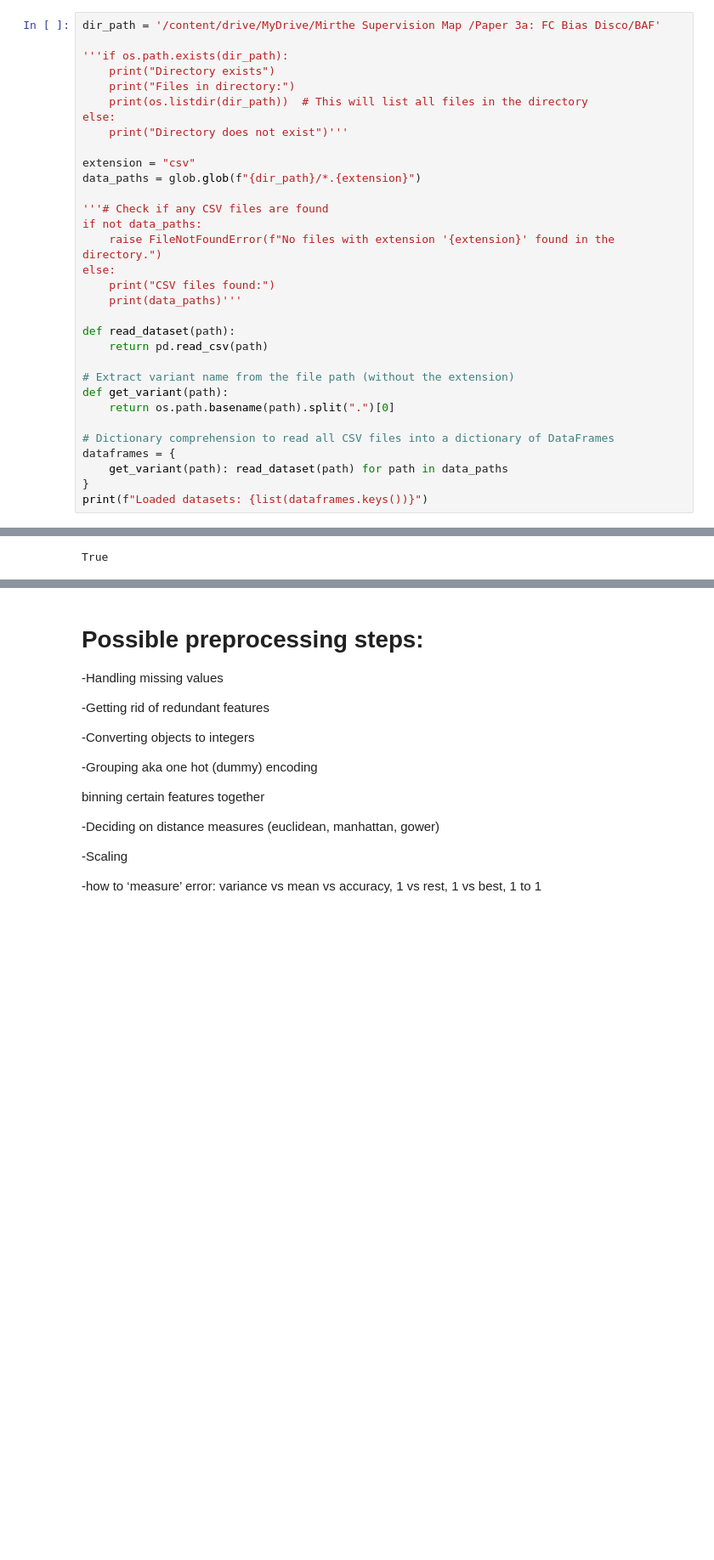
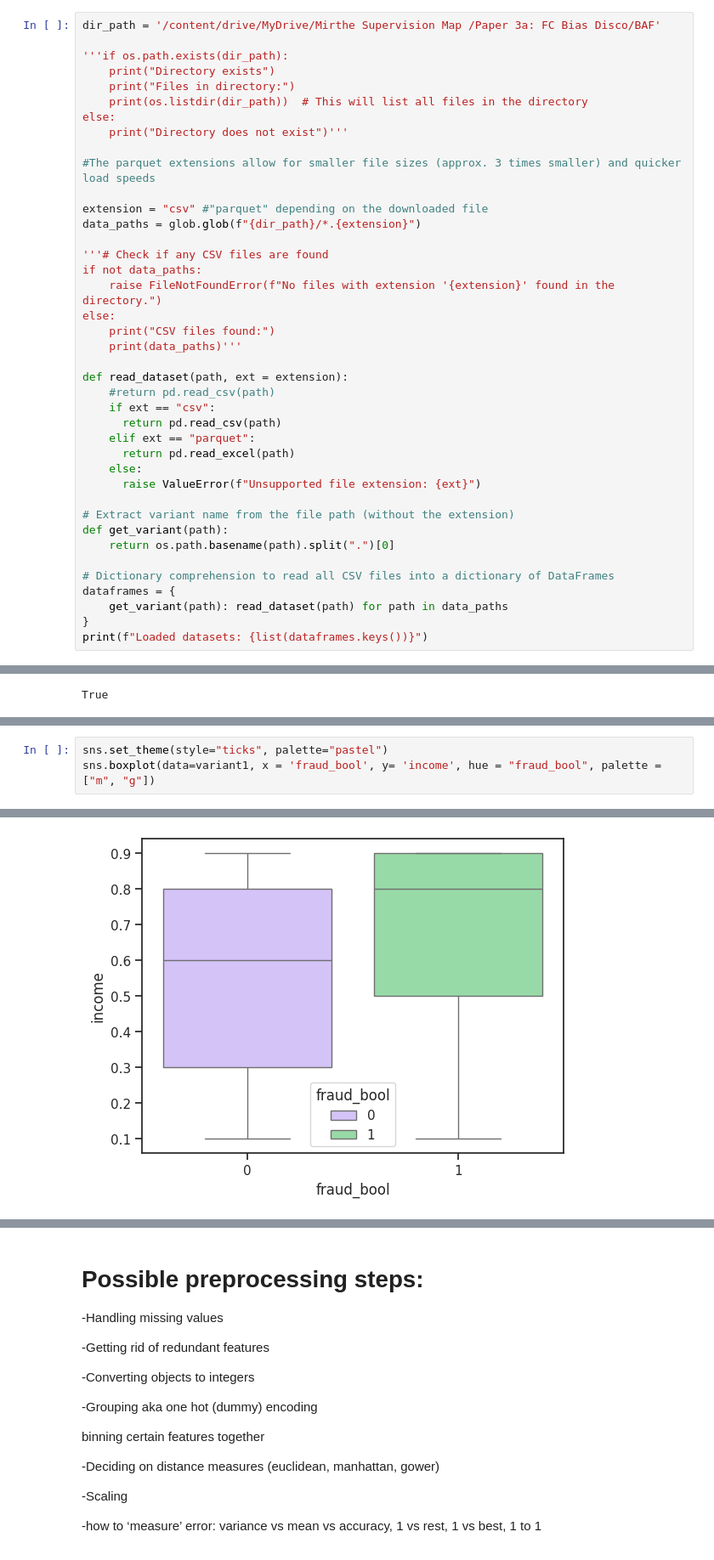
Before and after one commit to MDankloff/Cluster-Bias-Disco, a Jupyter notebook: BAF_exploratory.ipynb, the cells around one changed output, grey strips where cells are left out. Shown at 85% size. Cells and saved outputs as stored; diff of their text form; blank space fills up the shorter version.

```diff
--- a/BAF_exploratory.ipynb
+++ b/BAF_exploratory.ipynb
@@ -28,7 +28,9 @@ dir_path = '/content/drive/MyDrive/Mirthe Supervision Map /Paper 3a: FC Bias Dis
 else:
     print("Directory does not exist")'''
 
-extension = "csv"
+#The parquet extensions allow for smaller file sizes (approx. 3 times smaller) and quicker load speeds
+
+extension = "csv" #"parquet" depending on the downloaded file
 data_paths = glob.glob(f"{dir_path}/*.{extension}")
 
 '''# Check if any CSV files are found
@@ -38,8 +40,14 @@ else:
     print("CSV files found:")
     print(data_paths)'''
 
-def read_dataset(path):
-    return pd.read_csv(path)
+def read_dataset(path, ext = extension):
+    #return pd.read_csv(path)
+    if ext == "csv":
+      return pd.read_csv(path)
+    elif ext == "parquet":
+      return pd.read_excel(path)
+    else:
+      raise ValueError(f"Unsupported file extension: {ext}")
 
 # Extract variant name from the file path (without the extension)
 def get_variant(path):
@@ -91,0 +174,4 @@ True
+# %%
+sns.set_theme(style="ticks", palette="pastel")
+sns.boxplot(data=variant1, x = 'fraud_bool', y= 'income', hue = "fraud_bool", palette = ["m", "g"])
+# %% [output]
@@ -91,0 +179 @@ True
+[figure, added]
```
Also changed, not shown: parts of 16 cells of this notebook.
